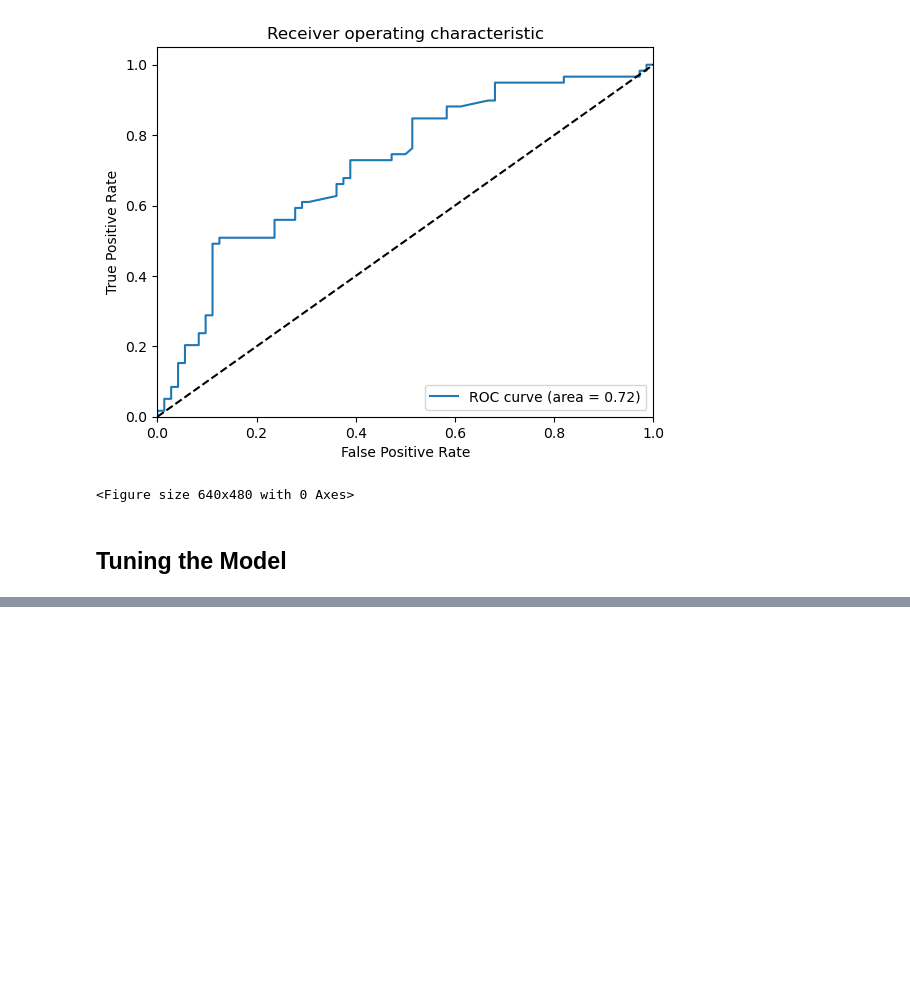
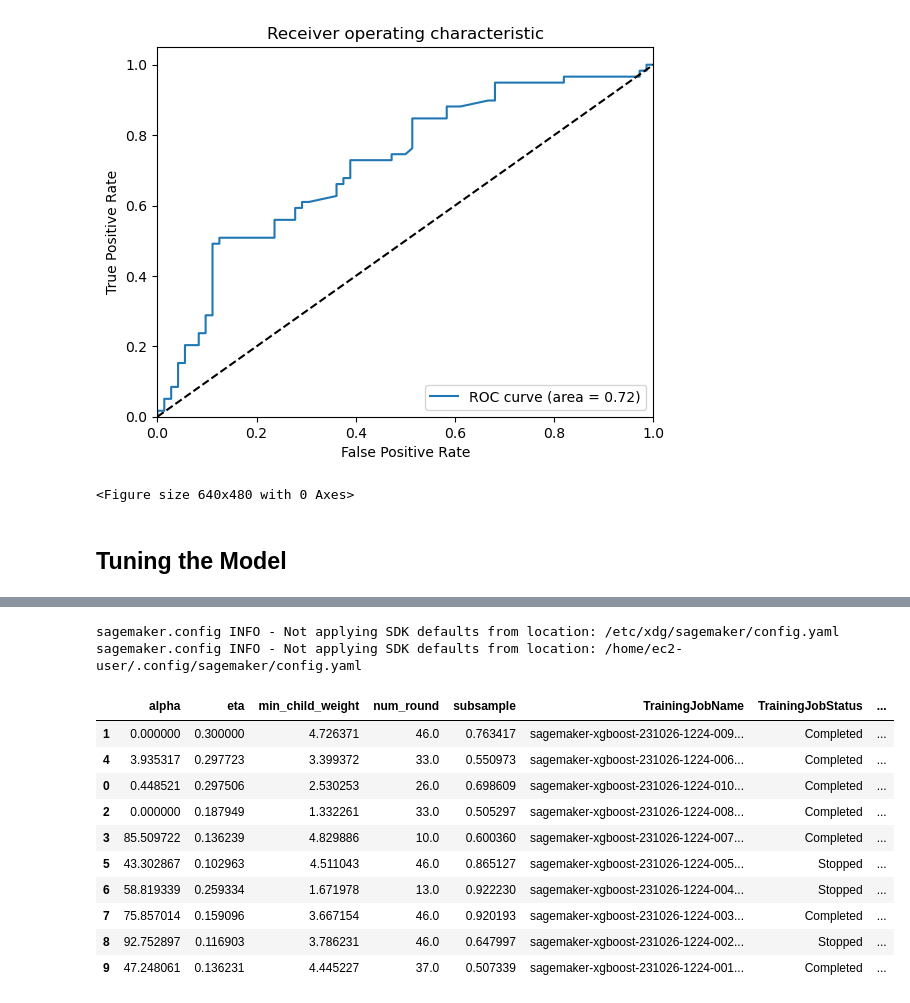
Before and after one commit to HannahCimene/TrioData_Masters, a Jupyter notebook: Files/titanic_dataset/titanic_emalisa_models.ipynb, the cells around one changed output, grey strips where cells are left out. Drawn from its saved outputs; the diff is of its cells as text; code cells hidden in the pictures; blank space fills up the shorter version.

```diff
--- a/Files/titanic_dataset/titanic_emalisa_models.ipynb
+++ b/Files/titanic_dataset/titanic_emalisa_models.ipynb
@@ -461,19 +467,33 @@ boto3.client('sagemaker').describe_hyper_parameter_tuning_job(
 # %%
 from pprint import pprint
 from sagemaker.analytics import HyperparameterTuningJobAnalytics
 
 tuner_analytics = HyperparameterTuningJobAnalytics(tuner.latest_tuning_job.name, sagemaker_session=sagemaker.Session())
 
 df_tuning_job_analytics = tuner_analytics.dataframe()
 
 # Sort the tuning job analytics by the final metrics value
 df_tuning_job_analytics.sort_values(
     by=['FinalObjectiveValue'],
     inplace=True,
     ascending=False if tuner.objective_type == "Maximize" else True)
 
 # Show detailed analytics for the top 20 models
-df_tuning_job_analytics.head(20)
+df_tuning_job_analytics.head(10)
+# %% [output]
+sagemaker.config INFO - Not applying SDK defaults from location: /etc/xdg/sagemaker/config.yaml
+sagemaker.config INFO - Not applying SDK defaults from location: /home/ec2-user/.config/sagemaker/config.yaml
+|  | alpha | eta | min_child_weight | num_round | subsample | TrainingJobName | TrainingJobStatus | ... |
+| 1 | 0.000000 | 0.300000 | 4.726371 | 46.0 | 0.763417 | sagemaker-xgboost-231026-1224-009... | Completed | ... |
+| 4 | 3.935317 | 0.297723 | 3.399372 | 33.0 | 0.550973 | sagemaker-xgboost-231026-1224-006... | Completed | ... |
+| 0 | 0.448521 | 0.297506 | 2.530253 | 26.0 | 0.698609 | sagemaker-xgboost-231026-1224-010... | Completed | ... |
+| 2 | 0.000000 | 0.187949 | 1.332261 | 33.0 | 0.505297 | sagemaker-xgboost-231026-1224-008... | Completed | ... |
+| 3 | 85.509722 | 0.136239 | 4.829886 | 10.0 | 0.600360 | sagemaker-xgboost-231026-1224-007... | Completed | ... |
+| 5 | 43.302867 | 0.102963 | 4.511043 | 46.0 | 0.865127 | sagemaker-xgboost-231026-1224-005... | Stopped | ... |
+| 6 | 58.819339 | 0.259334 | 1.671978 | 13.0 | 0.922230 | sagemaker-xgboost-231026-1224-004... | Stopped | ... |
+| 7 | 75.857014 | 0.159096 | 3.667154 | 46.0 | 0.920193 | sagemaker-xgboost-231026-1224-003... | Completed | ... |
+| 8 | 92.752897 | 0.116903 | 3.786231 | 46.0 | 0.647997 | sagemaker-xgboost-231026-1224-002... | Stopped | ... |
+| 9 | 47.248061 | 0.136231 | 4.445227 | 37.0 | 0.507339 | sagemaker-xgboost-231026-1224-001... | Completed | ... |
 # %%
 attached_tuner = HyperparameterTuner.attach(tuner.latest_tuning_job.name, sagemaker_session=sagemaker.Session())
 best_training_job = attached_tuner.best_training_job()
```
Also changed, not shown: parts of 12 cells of this notebook.
